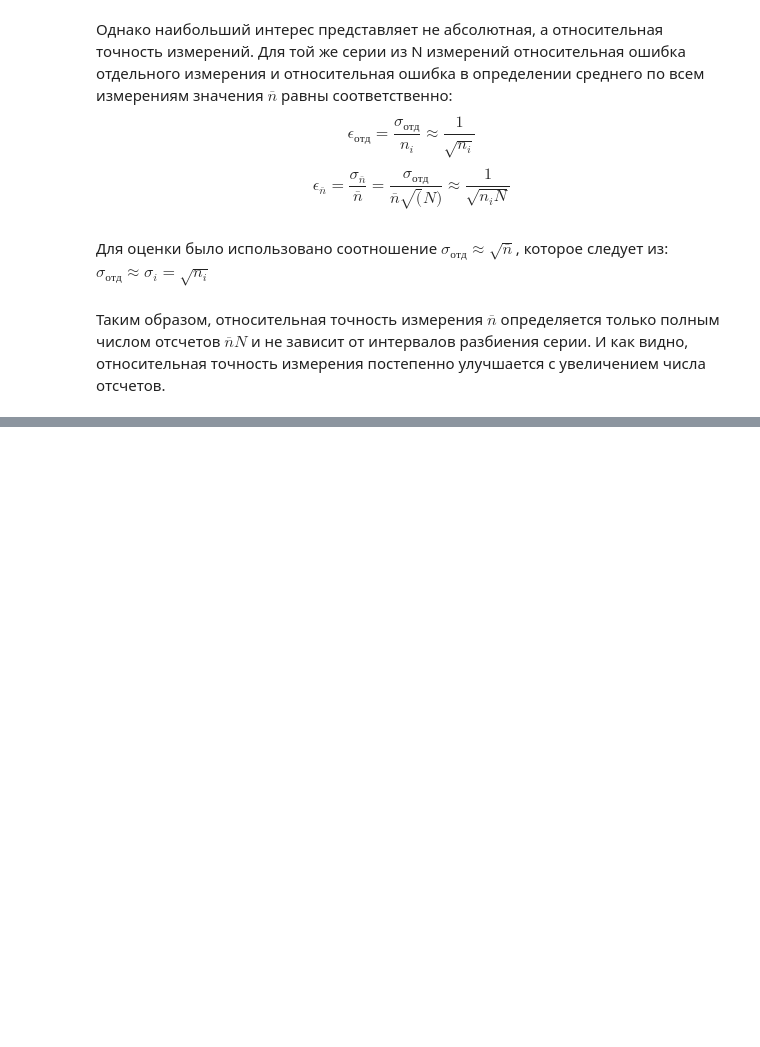
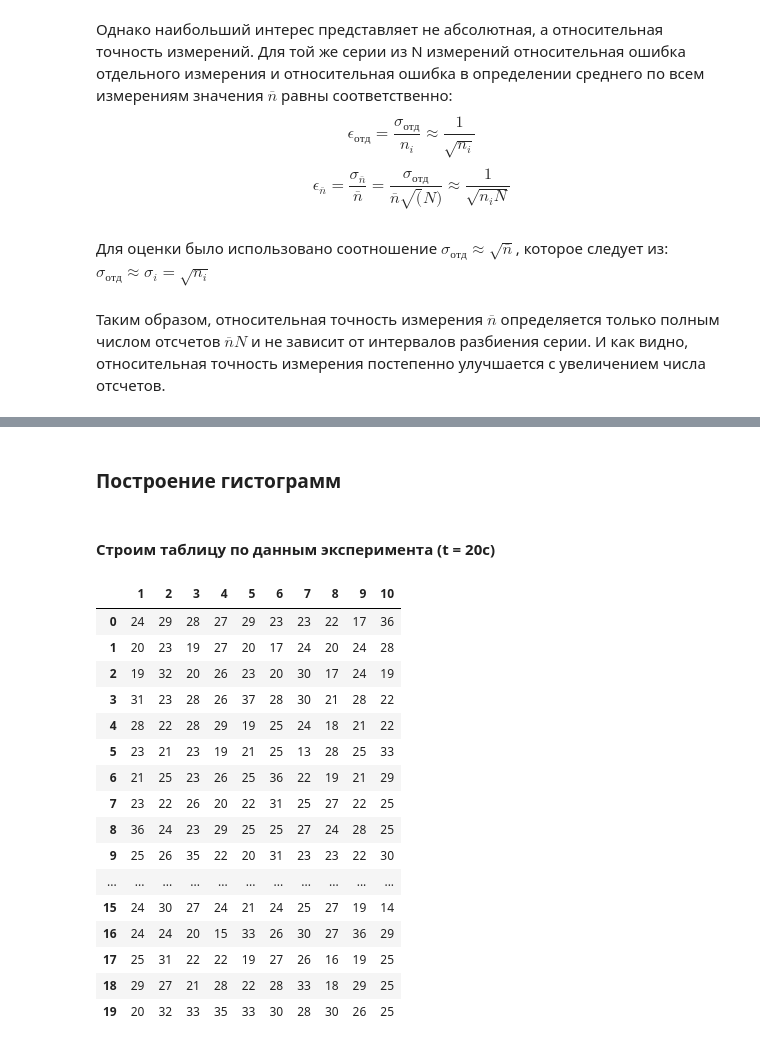
Before and after one commit to SanguiBibe/mipt_labs_1sem, a Jupyter notebook: 1.1.4/main.ipynb, the cells around one changed output, grey strips where cells are left out. Cells and saved outputs as stored; diff of their text form; code cells hidden in the pictures; blank space fills up the shorter version.

```diff
--- a/1.1.4/main.ipynb
+++ b/1.1.4/main.ipynb
@@ -86,0 +99,2 @@ $$\epsilon_{\overline n} = \frac{\sigma_{\overline n}}{\overline n} = \frac{\sig
+# %% [markdown]
+### Построение гистограмм <a name="Построение_гистограмм"></a>
@@ -86,0 +106,23 @@ $$\epsilon_{\overline n} = \frac{\sigma_{\overline n}}{\overline n} = \frac{\sig
+# %% [markdown]
+#### Строим таблицу по данным эксперимента (t = 20c)
+# %%
+df_20 = pd.read_csv("data/data_20.csv")
+display(df_20)
+# %% [output]
+|  | 1 | 2 | 3 | 4 | 5 | 6 | 7 | 8 | 9 | 10 |
+| 0 | 24 | 29 | 28 | 27 | 29 | 23 | 23 | 22 | 17 | 36 |
+| 1 | 20 | 23 | 19 | 27 | 20 | 17 | 24 | 20 | 24 | 28 |
+| 2 | 19 | 32 | 20 | 26 | 23 | 20 | 30 | 17 | 24 | 19 |
+| 3 | 31 | 23 | 28 | 26 | 37 | 28 | 30 | 21 | 28 | 22 |
+| 4 | 28 | 22 | 28 | 29 | 19 | 25 | 24 | 18 | 21 | 22 |
+| 5 | 23 | 21 | 23 | 19 | 21 | 25 | 13 | 28 | 25 | 33 |
+| 6 | 21 | 25 | 23 | 26 | 25 | 36 | 22 | 19 | 21 | 29 |
+| 7 | 23 | 22 | 26 | 20 | 22 | 31 | 25 | 27 | 22 | 25 |
+| 8 | 36 | 24 | 23 | 29 | 25 | 25 | 27 | 24 | 28 | 25 |
+| 9 | 25 | 26 | 35 | 22 | 20 | 31 | 23 | 23 | 22 | 30 |
+| ... | ... | ... | ... | ... | ... | ... | ... | ... | ... | ... |
+| 15 | 24 | 30 | 27 | 24 | 21 | 24 | 25 | 27 | 19 | 14 |
+| 16 | 24 | 24 | 20 | 15 | 33 | 26 | 30 | 27 | 36 | 29 |
+| 17 | 25 | 31 | 22 | 22 | 19 | 27 | 26 | 16 | 19 | 25 |
+| 18 | 29 | 27 | 21 | 28 | 22 | 28 | 33 | 18 | 29 | 25 |
+| 19 | 20 | 32 | 33 | 35 | 33 | 30 | 28 | 30 | 26 | 25 |
```
Also changed, not shown: parts of 13 cells of this notebook, 2 other files.
